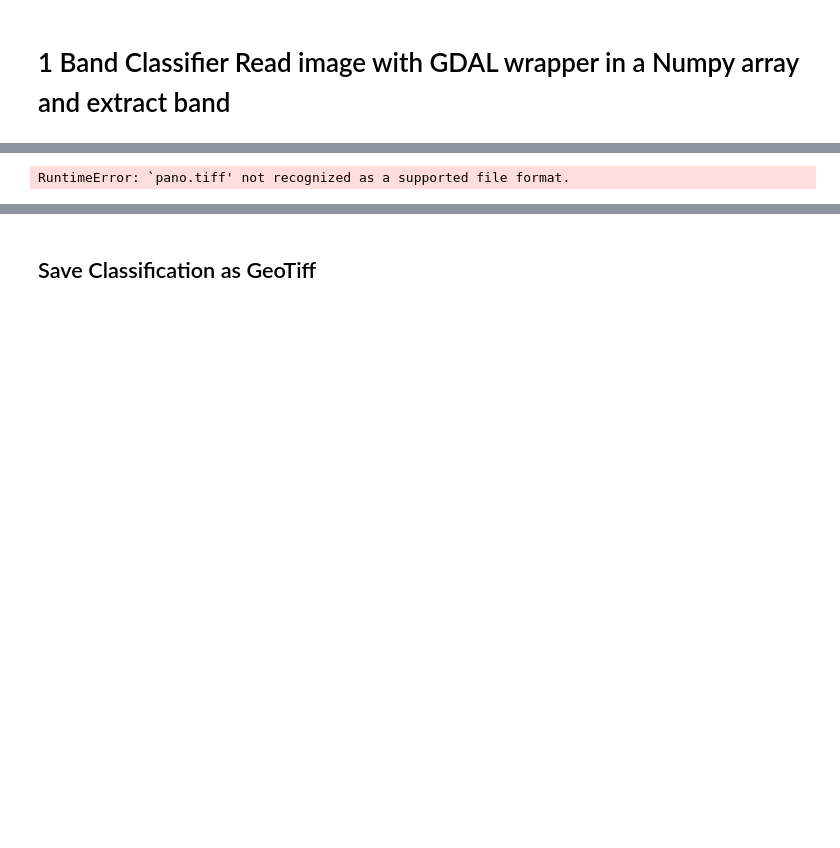
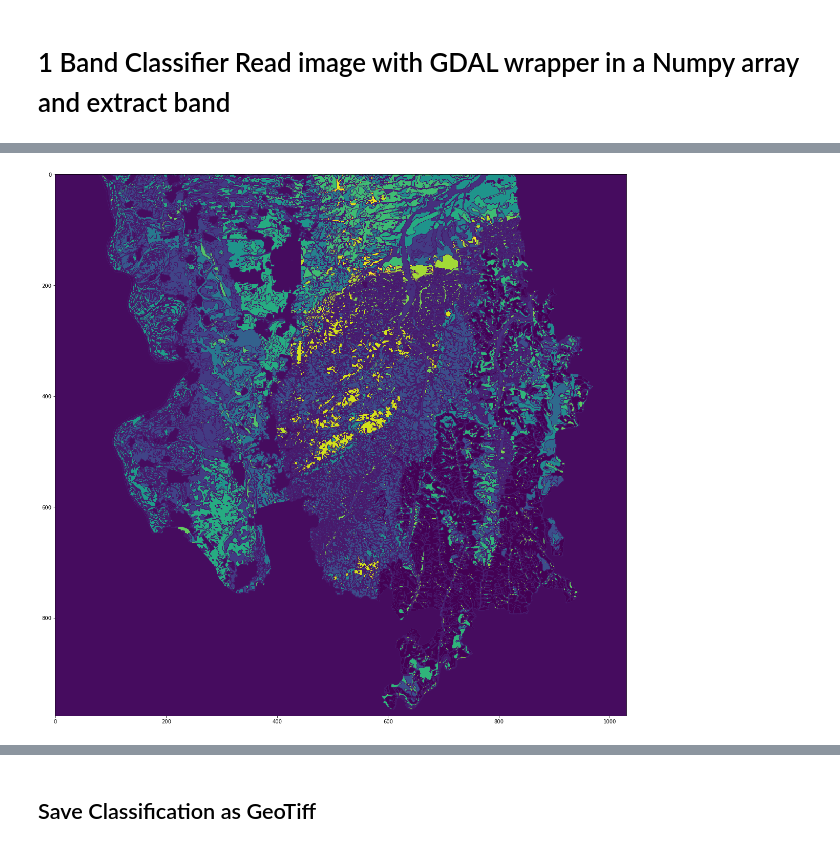
Before and after one commit to till90/master-thesis, a Jupyter notebook: Clustering_images.ipynb, the cells around one changed output, grey strips where cells are left out. Saved outputs shown, nothing was run; the diff lists cells and outputs as text; code cells hidden in the pictures; blank space fills up the shorter version.

```diff
--- a/Clustering_images.ipynb
+++ b/Clustering_images.ipynb
@@ -41,36 +50,37 @@ import numpy as np
 from osgeo import gdal, gdal_array
 gdal.UseExceptions()
 gdal.AllRegister()
+import os
 
 #Load file in gdal
-file = gdal.Open('pano.tiff', gdal.GA_ReadOnly)
+file = gdal.Open(filepath, gdal.GA_ReadOnly)
 
 #Initialize an array of zeros with size of input
 img = np.zeros((file.RasterYSize, file.RasterXSize, file.RasterCount), gdal_array.GDALTypeCodeToNumericTypeCode(file.GetRasterBand(1).DataType))
 
 #Loop over the number of bands in the image (img.shape[2]) insert values into the numpy array
 for b in range(img.shape[2]):
     img[ : , : , b] = file.GetRasterBand(b + 1).ReadAsArray()
 
 #Reshape array
 new_shape = (img.shape[0] * img.shape[1], img.shape[2])
 
 #based on this shape, we can build the input value
 X = img[: , : , :3].reshape(new_shape)
-X = np.where(X==150, 255, X)
-X = np.where(X==0, 255, X)
+#X = np.where(X==150, 255, X) Bad idea because other r ,g or b values may have same as black and gray
+#X = np.where(X==0, 255, X)
 
 #Classifier Kmeans
-k_means = cluster.KMeans(n_clusters=10)
+k_means = cluster.KMeans(n_clusters=30)
 k_means.fit(X)
 
 X_cluster = k_means.labels_
 X_cluster = X_cluster.reshape(img[:, :, 0].shape)
 
 #Plot the data
 plt.figure(figsize=(20,20))
-plt.imshow(X_cluster, cmap="Set1")
+plt.imshow(X_cluster)
 
 plt.show()
 # %% [output]
-RuntimeError: `pano.tiff' not recognized as a supported file format.
+[figure, added]
```
Also changed, not shown: parts of 8 cells of this notebook.
